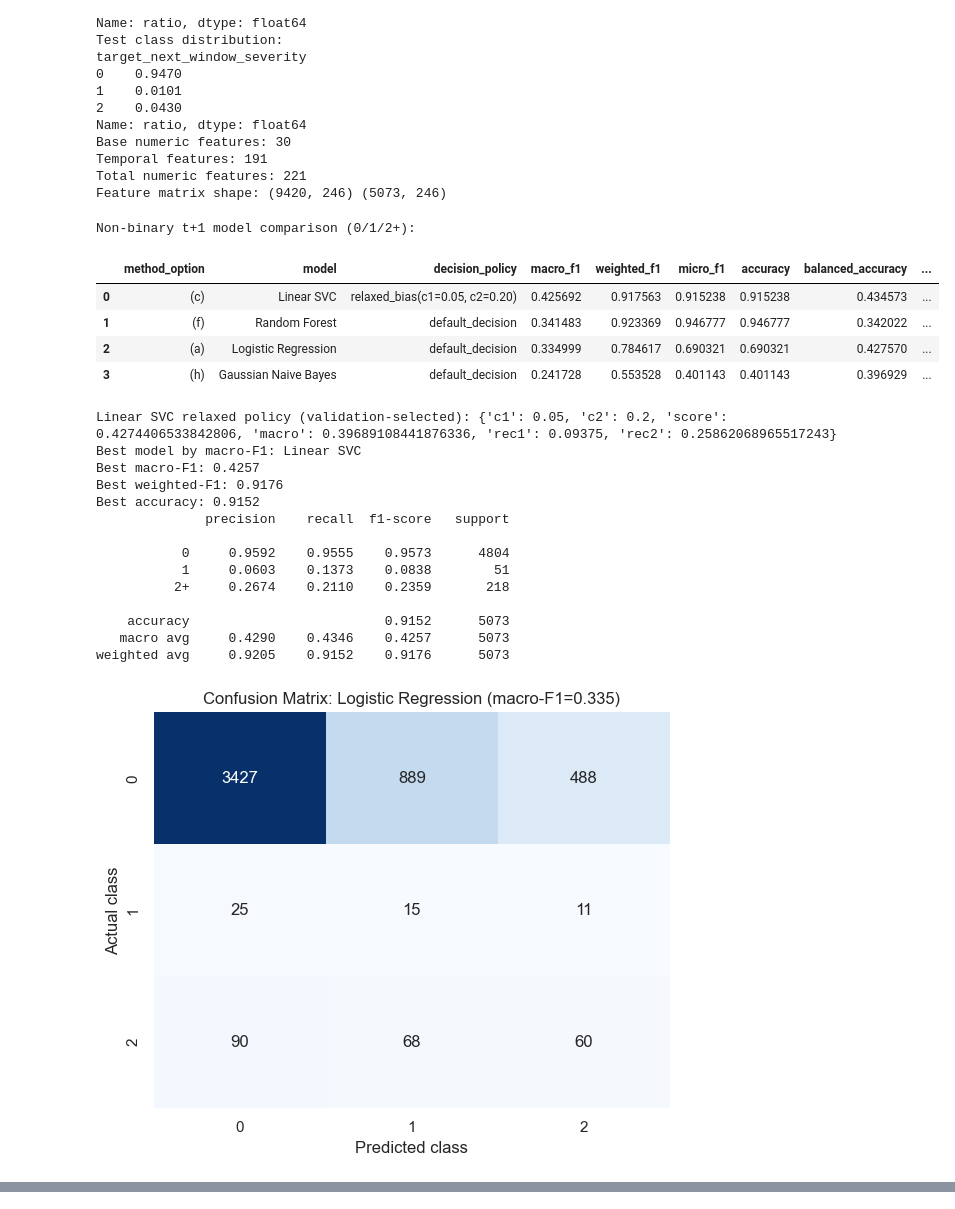
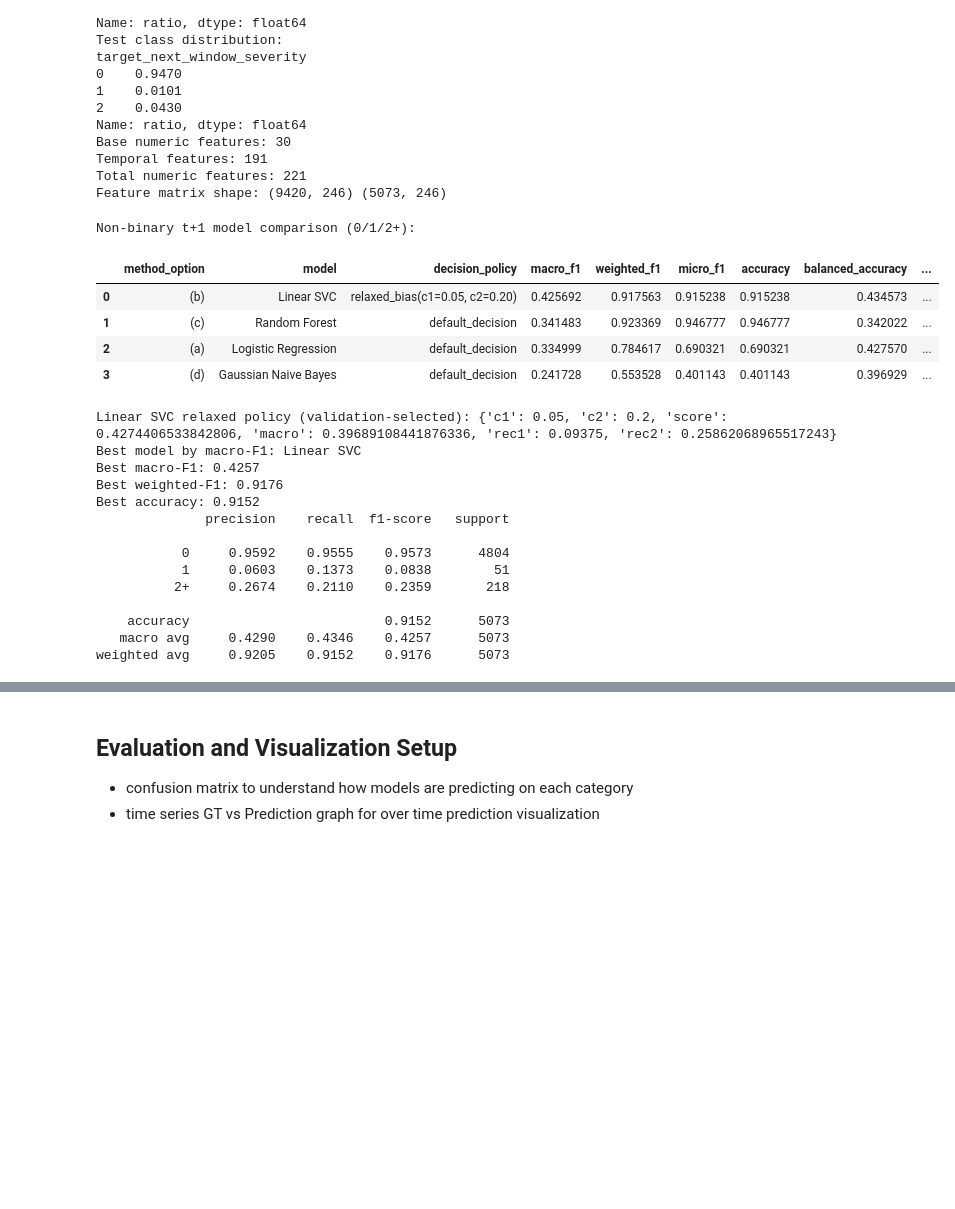
Before and after one commit to sidqian123/log-ml, a Jupyter notebook: notebooks/05_bgl_window_classification.ipynb, the cells around one changed output, grey strips where cells are left out. Cells and saved outputs as stored; diff of their text form; code cells hidden in the pictures; blank space fills up the shorter version.

```diff
--- a/notebooks/05_bgl_window_classification.ipynb
+++ b/notebooks/05_bgl_window_classification.ipynb
@@ -61,6 +36,7 @@ if not text_path.exists():
 # %%
-features_df = pd.read_csv(feature_path, parse_dates=['window_start', 'window_end'])
-text_df = pd.read_csv(text_path, parse_dates=['window_start', 'window_end'])
+# reading data from saved feature extraction output
+features_df = pd.read_csv('../artifacts/bgl_log_feature_extraction/bgl_window_features_5min.csv', parse_dates=['window_start', 'window_end'])
+text_df = pd.read_csv('../artifacts/bgl_log_feature_extraction/bgl_window_text_5min.csv', parse_dates=['window_start', 'window_end'])
 
 window_df = features_df.merge(
     text_df[['window_start', 'window_end', 'window_text']],
@@ -335,11 +311,11 @@ models = {
         ),
     },
     'Linear SVC': {
-        'option': '(c)',
+        'option': '(b)',
         'model': LinearSVC(class_weight='balanced', random_state=42),
     },
     'Random Forest': {
-        'option': '(f)',
+        'option': '(c)',
         'model': RandomForestClassifier(
             n_estimators=500,
             min_samples_leaf=2,
@@ -349,12 +325,12 @@ models = {
         ),
     },
     'Gaussian Naive Bayes': {
-        'option': '(h)',
+        'option': '(d)',
         'model': GaussianNB(),
     },
 }
 
-# Chronological validation split for optional decision-policy tuning.
+# chronological validation split for optional decision-policy tuning.
 val_size = max(200, int(len(X_train_scaled) * 0.2))
 val_size = min(val_size, max(1, len(X_train_scaled) - 1))
 inner_split_idx = len(X_train_scaled) - val_size
@@ -374,17 +350,17 @@ for model_name, info in models.items():
     model = info['model']
 
     if model_name == 'Linear SVC' and use_val_split:
-        # Tune additive class biases on validation to relax anomaly prediction.
+        # tune additive class biases on validation to relax anomaly prediction.
         model.fit(X_fit, y_fit)
         val_scores = model.decision_function(X_val)
         class_labels = model.classes_.astype(int)
         class_to_idx = {c: i for i, c in enumerate(class_labels)}
 
-        # Wider search to allow a more relaxed anomaly decision boundary.
+        # wider search to allow a more relaxed anomaly decision boundary.
         bias_grid_c1 = [0.0, 0.05, 0.1, 0.2, 0.35, 0.5, 0.75, 1.0, 1.25, 1.5, 2.0]
         bias_grid_c2 = [0.0, 0.05, 0.1, 0.2, 0.35, 0.5, 0.75, 1.0, 1.25, 1.5, 2.0, 2.5, 3.0]
 
-        # Prefer macro-F1 while nudging toward stronger minority recall.
+        # prefer macro-F1 while nudging toward stronger minority recall.
         best_bias = {'c1': 0.0, 'c2': 0.0, 'score': -1.0, 'macro': 0.0, 'rec1': 0.0, 'rec2': 0.0}
 
         for b1 in bias_grid_c1:
@@ -416,7 +392,7 @@ for model_name, info in models.items():
 
         svc_relaxed_policy = best_bias
 
-        # Refit on full training and apply tuned biases on test scores.
+        # refit on full training and apply tuned biases on test scores
         model.fit(X_train_scaled, y_train_mc)
         test_scores = model.decision_function(X_test_scaled)
         adjusted_test = np.array(test_scores, copy=True)
@@ -465,57 +441,37 @@ results_df = (
     .sort_values(['macro_f1', 'weighted_f1', 'accuracy'], ascending=False)
     .reset_index(drop=True)
 )
 
 print('Non-binary t+1 model comparison (0/1/2+):')
 display(results_df)
 if svc_relaxed_policy is not None:
     print('Linear SVC relaxed policy (validation-selected):', svc_relaxed_policy)
 
 best_model_name = results_df.iloc[0]['model']
 best_pred = predictions[best_model_name]
 
 print('Best model by macro-F1:', best_model_name)
 print('Best macro-F1:', round(float(results_df.iloc[0]['macro_f1']), 4))
 print('Best weighted-F1:', round(float(results_df.iloc[0]['weighted_f1']), 4))
 print('Best accuracy:', round(float(results_df.iloc[0]['accuracy']), 4))
 
 print(
     classification_report(
         y_test_mc,
         best_pred,
         labels=[0, 1, 2],
         target_names=['0', '1', '2+'],
         digits=4,
         zero_division=0,
     )
 )
-
-# Separate confusion matrix plot for each model.
-metric_map = results_df.set_index('model')['macro_f1'].to_dict()
-model_order = list(models.keys())
-
-for name in model_order:
-    cm_model = confusion_matrix(y_test_mc, predictions[name], labels=[0, 1, 2])
-    plt.figure(figsize=(6, 5))
-    sns.heatmap(
-        cm_model,
-        annot=True,
-        fmt='d',
-        cmap='Blues',
-        cbar=False,
-    )
-    plt.title(f"Confusion Matrix: {name} (macro-F1={metric_map.get(name, np.nan):.3f})")
-    plt.xlabel('Predicted class')
-    plt.ylabel('Actual class')
-    plt.tight_layout()
-    plt.show()
 # %% [output]
 Non-binary t+1 model comparison (0/1/2+):
 |  | method_option | model | decision_policy | macro_f1 | weighted_f1 | micro_f1 | accuracy | balanced_accuracy | ... |
-| 0 | (c) | Linear SVC | relaxed_bias(c1=0.05, c2=0.20) | 0.425692 | 0.917563 | 0.915238 | 0.915238 | 0.434573 | ... |
-| 1 | (f) | Random Forest | default_decision | 0.341483 | 0.923369 | 0.946777 | 0.946777 | 0.342022 | ... |
+| 0 | (b) | Linear SVC | relaxed_bias(c1=0.05, c2=0.20) | 0.425692 | 0.917563 | 0.915238 | 0.915238 | 0.434573 | ... |
+| 1 | (c) | Random Forest | default_decision | 0.341483 | 0.923369 | 0.946777 | 0.946777 | 0.342022 | ... |
 | 2 | (a) | Logistic Regression | default_decision | 0.334999 | 0.784617 | 0.690321 | 0.690321 | 0.427570 | ... |
-| 3 | (h) | Gaussian Naive Bayes | default_decision | 0.241728 | 0.553528 | 0.401143 | 0.401143 | 0.396929 | ... |
+| 3 | (d) | Gaussian Naive Bayes | default_decision | 0.241728 | 0.553528 | 0.401143 | 0.401143 | 0.396929 | ... |
 Linear SVC relaxed policy (validation-selected): {'c1': 0.05, 'c2': 0.2, 'score': 0.4274406533842806, 'macro': 0.39689108441876336, 'rec1': 0.09375, 'rec2': 0.25862068965517243}
 Best model by macro-F1: Linear SVC
 Best macro-F1: 0.4257
@@ -530,4 +486,3 @@ Best accuracy: 0.9152
     accuracy                         0.9152      5073
    macro avg     0.4290    0.4346    0.4257      5073
 weighted avg     0.9205    0.9152    0.9176      5073
-[figure, removed]
@@ -536,0 +489,5 @@ weighted avg     0.9205    0.9152    0.9176      5073
+# %% [markdown]
+## Evaluation and Visualization Setup
+
+- confusion matrix to understand how models are predicting on each category
+- time series GT vs Prediction graph for over time prediction visualization
```
Also changed, not shown: parts of 8 cells of this notebook.
